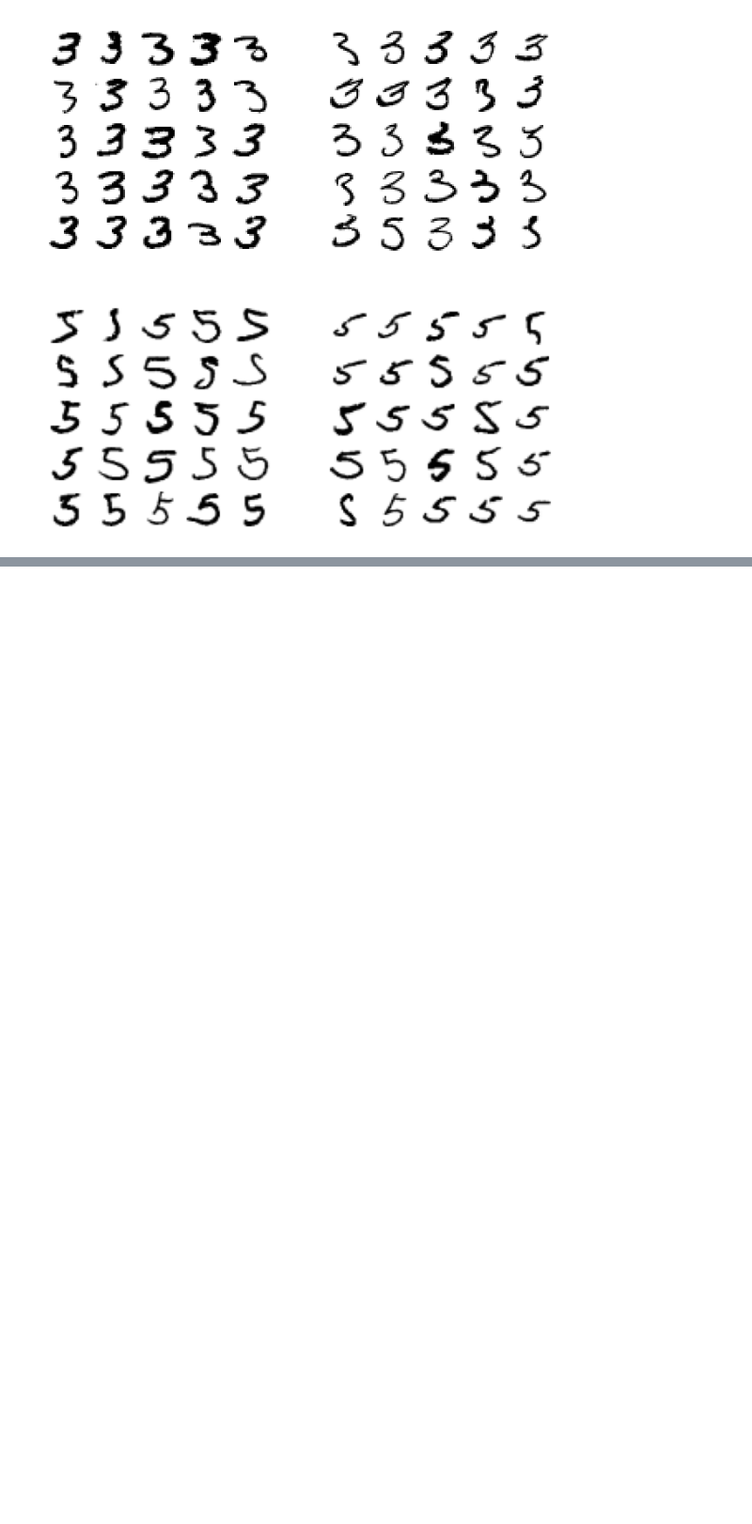
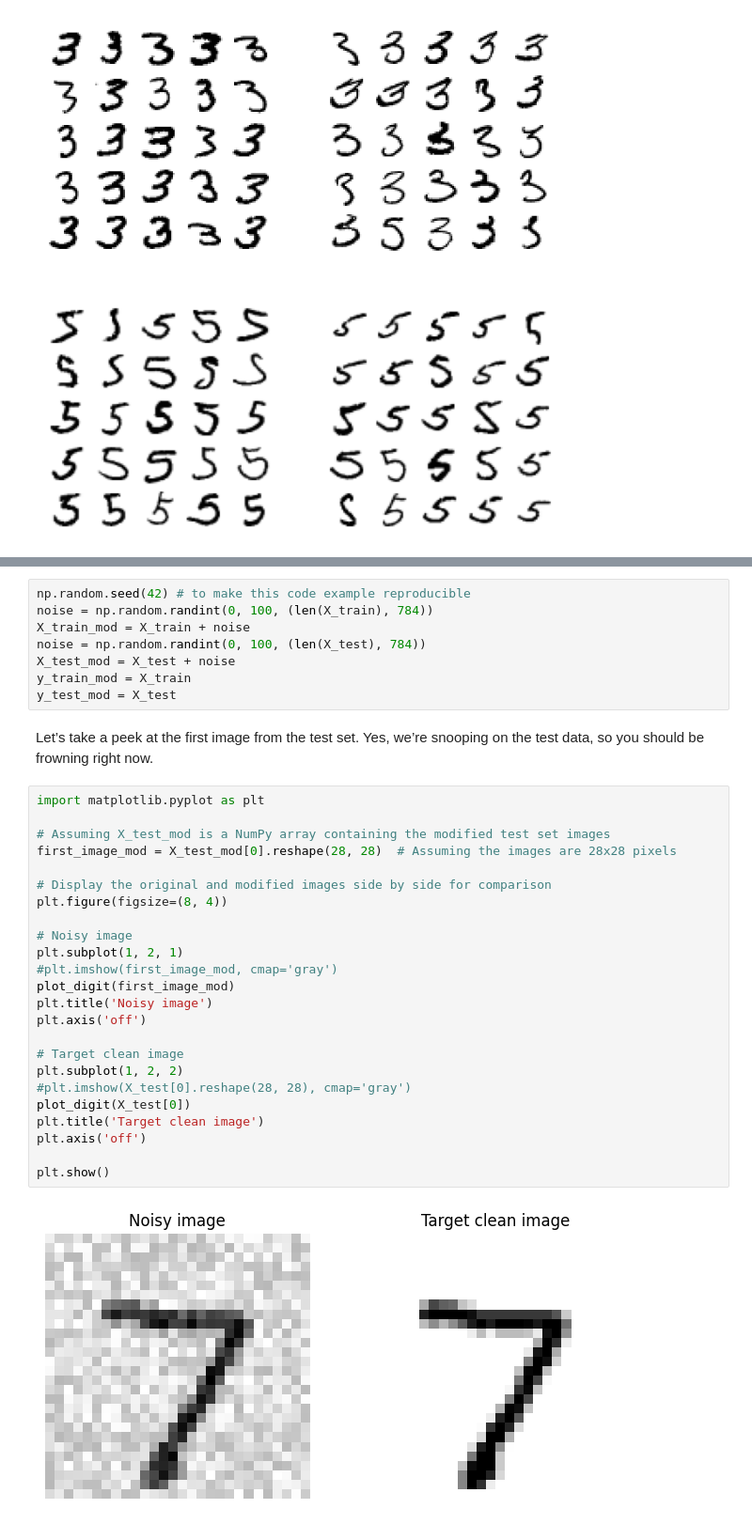
Before and after one commit to robbieardison/machine-learning-projects, a Jupyter notebook: hands_on/classification/mnist_classification.ipynb, the cells around one changed output, grey strips where cells are left out. Shown at 94% size. Saved outputs shown, nothing was run; the diff lists cells and outputs as text; blank space fills up the shorter version.

```diff
--- a/hands_on/classification/mnist_classification.ipynb
+++ b/hands_on/classification/mnist_classification.ipynb
@@ -576,0 +636,36 @@ plt.show()
+# %%
+np.random.seed(42) # to make this code example reproducible
+noise = np.random.randint(0, 100, (len(X_train), 784))
+X_train_mod = X_train + noise
+noise = np.random.randint(0, 100, (len(X_test), 784))
+X_test_mod = X_test + noise
+y_train_mod = X_train
+y_test_mod = X_test
+# %% [markdown]
+Let’s take a peek at the first image from the test set. Yes, we’re snooping on the test data, so you should be frowning right now.
+# %%
+import matplotlib.pyplot as plt
+
+# Assuming X_test_mod is a NumPy array containing the modified test set images
+first_image_mod = X_test_mod[0].reshape(28, 28)  # Assuming the images are 28x28 pixels
+
+# Display the original and modified images side by side for comparison
+plt.figure(figsize=(8, 4))
+
+# Noisy image
+plt.subplot(1, 2, 1)
+#plt.imshow(first_image_mod, cmap='gray')
+plot_digit(first_image_mod)
+plt.title('Noisy image')
+plt.axis('off')
+
+# Target clean image
+plt.subplot(1, 2, 2)
+#plt.imshow(X_test[0].reshape(28, 28), cmap='gray')
+plot_digit(X_test[0])
+plt.title('Target clean image')
+plt.axis('off')
+
+plt.show()
+# %% [output]
+[figure, added]
```
Also changed, not shown: parts of 15 cells of this notebook, 5 other files.
